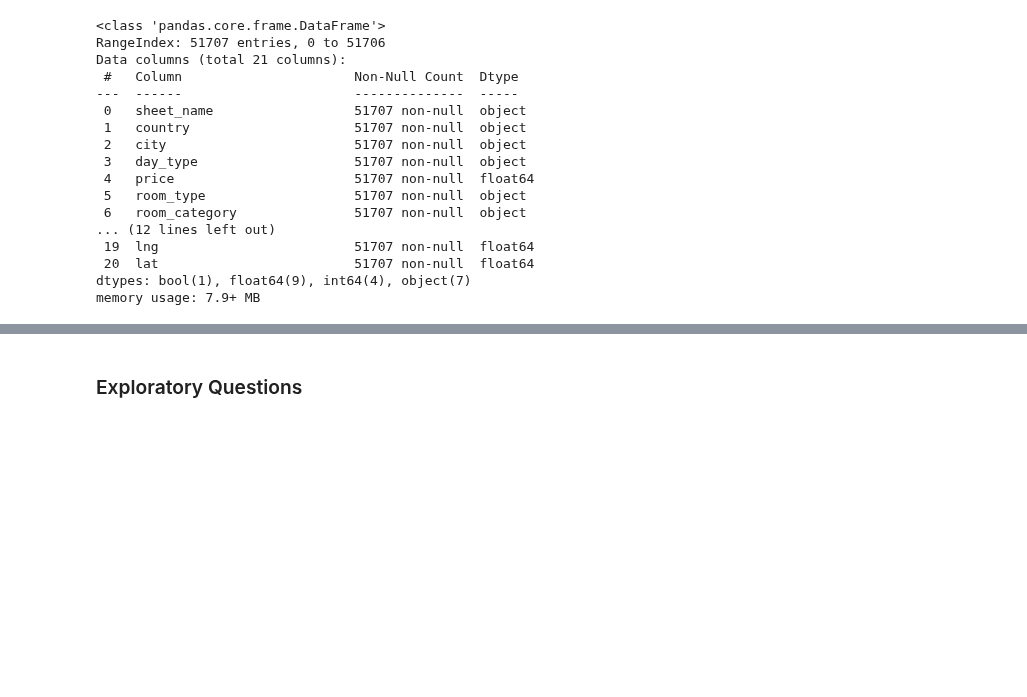
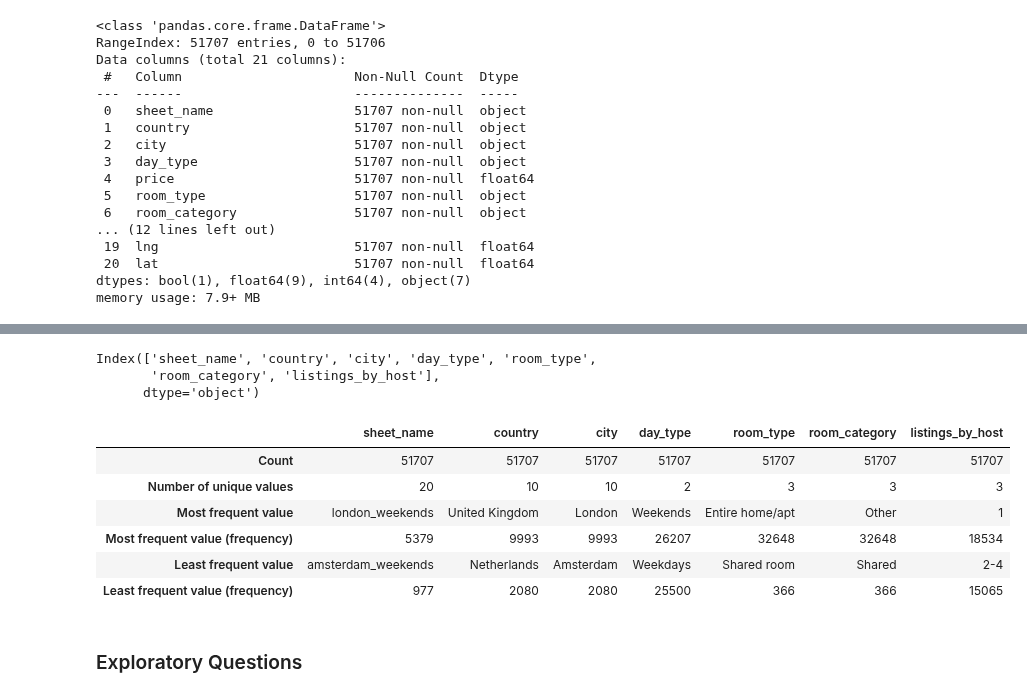
Before and after one commit to StefanFSmid/ASDA_2025_Group_3_Porfolio, a Jupyter notebook: notebooks/week_04_group_3_notebook.ipynb, the cells around one changed output, grey strips where cells are left out. Drawn from its saved outputs; the diff is of its cells as text; code cells hidden in the pictures; blank space fills up the shorter version.

```diff
--- a/notebooks/week_04_group_3_notebook.ipynb
+++ b/notebooks/week_04_group_3_notebook.ipynb
@@ -325,3 +338,47 @@ memory usage: 7.9+ MB
+# %%
+#Category Columns
+category_columns = merged_airbnbdf.select_dtypes(include=['object']).columns
+category_columns
+# %% [output]
+Index(['sheet_name', 'country', 'city', 'day_type', 'room_type',
+       'room_category', 'listings_by_host'],
+      dtype='object')
+# %%
+
+cat_summary = {}
+
+for col in category_columns:
+    vc = merged_airbnbdf[col].value_counts(dropna=False)
+    cat_summary[col] = [
+        merged_airbnbdf[col].count(),
+        merged_airbnbdf[col].nunique(dropna=False),
+        vc.idxmax(),
+        vc.max(),
+        vc.idxmin(),
+        vc.min()
+    ]
+
+cat_summary_table = pd.DataFrame(
+    cat_summary,
+    index=[
+        'Count',
+        'Number of unique values',
+        'Most frequent value',
+        'Most frequent value (frequency)',
+        'Least frequent value',
+        'Least frequent value (frequency)'
+    ]
+)
+
+cat_summary_table
+# %% [output]
+|  | sheet_name | country | city | day_type | room_type | room_category | listings_by_host |
+| Count | 51707 | 51707 | 51707 | 51707 | 51707 | 51707 | 51707 |
+| Number of unique values | 20 | 10 | 10 | 2 | 3 | 3 | 3 |
+| Most frequent value | london_weekends | United Kingdom | London | Weekends | Entire home/apt | Other | 1 |
+| Most frequent value (frequency) | 5379 | 9993 | 9993 | 26207 | 32648 | 32648 | 18534 |
+| Least frequent value | amsterdam_weekends | Netherlands | Amsterdam | Weekdays | Shared room | Shared | 2-4 |
+| Least frequent value (frequency) | 977 | 2080 | 2080 | 25500 | 366 | 366 | 15065 |
 # %% [markdown]
 ### Exploratory Questions
 # %%
```
Also changed, not shown: parts of 5 cells of this notebook.
